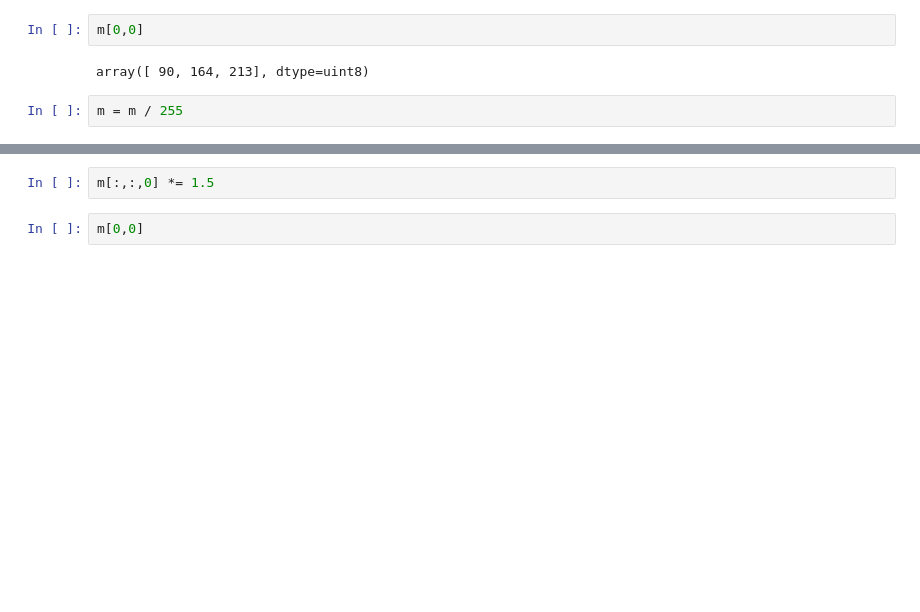
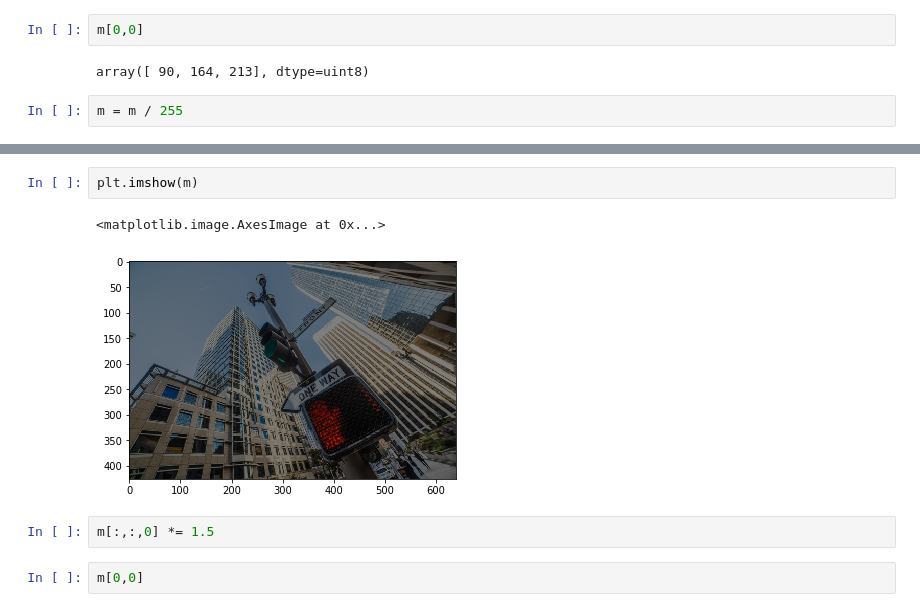
Before and after one commit to nonZero/learn-numpy, a Jupyter notebook: 020-array-modifying.ipynb, the cells around one changed output, grey strips where cells are left out. Drawn from its saved outputs; the diff is of its cells as text; blank space fills up the shorter version.

```diff
--- a/020-array-modifying.ipynb
+++ b/020-array-modifying.ipynb
@@ -80,3 +81,8 @@ imshow(m)
+# %%
+plt.imshow(m)
+# %% [output]
+<matplotlib.image.AxesImage at 0x...>
+[figure, added]
 # %%
 m[:,:,0] *= 1.5
 # %%
```
Also changed, not shown: parts of 19 cells of this notebook, 1 other file.
